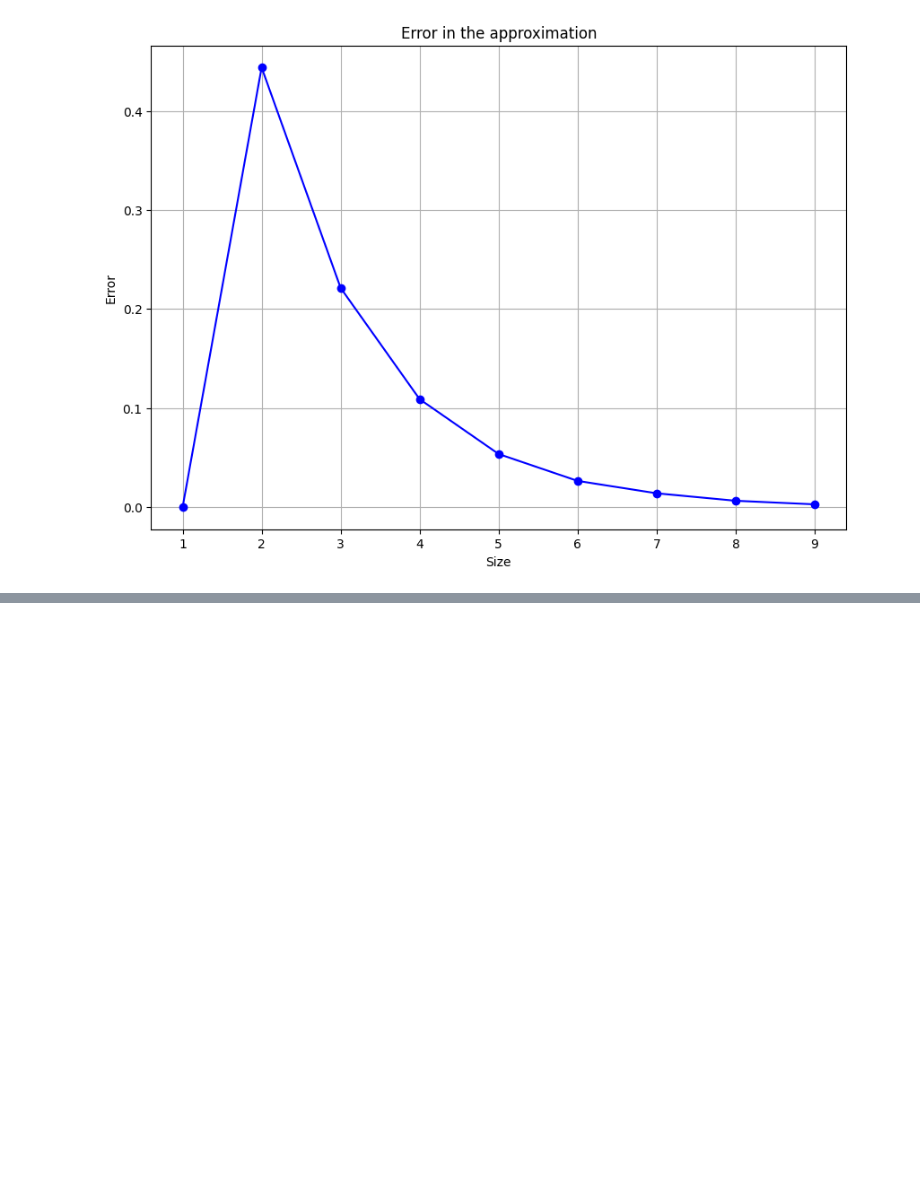
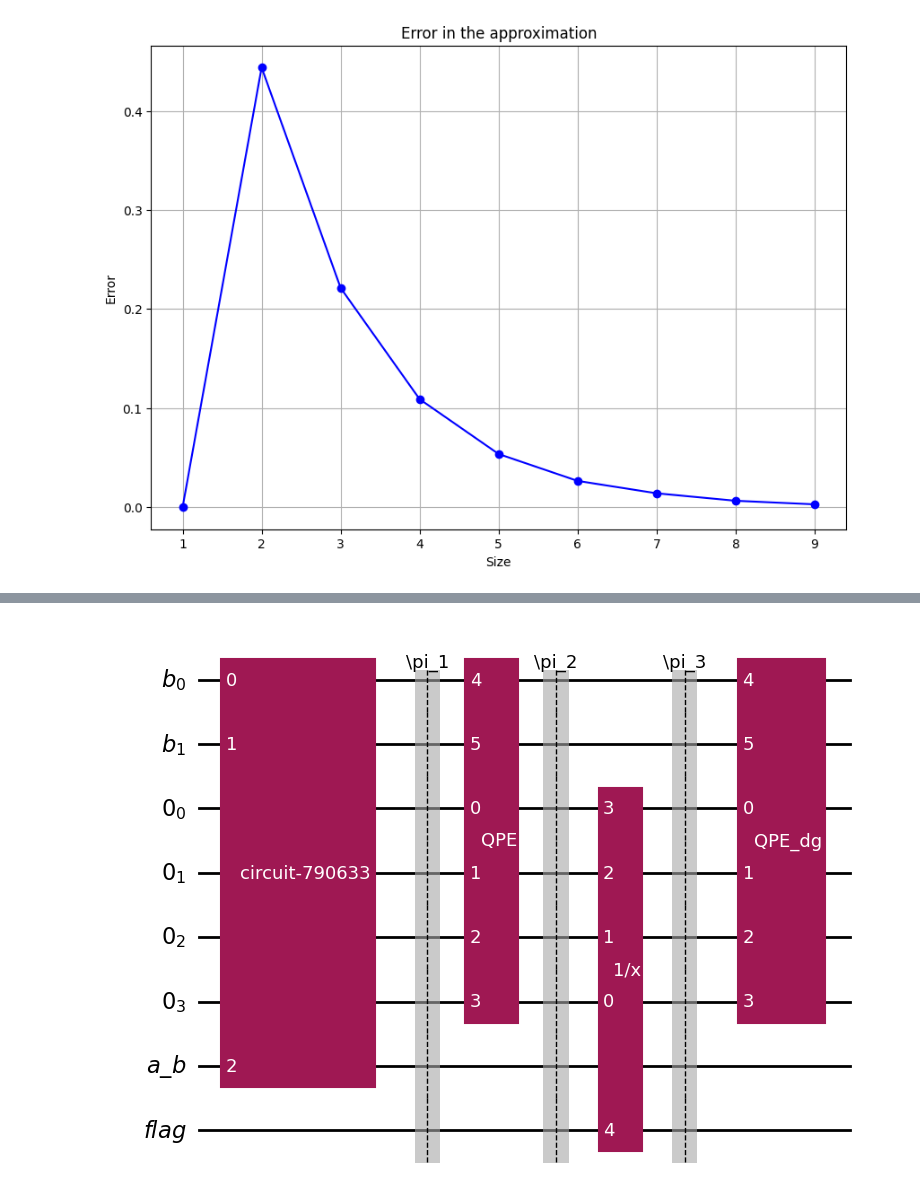
Before and after one commit to Nicofero/CITMAGA, a Jupyter notebook: b_side_approx.ipynb, the cells around one changed output, grey strips where cells are left out. Cells and saved outputs as stored; diff of their text form; code cells hidden in the pictures; blank space fills up the shorter version.

```diff
--- a/b_side_approx.ipynb
+++ b/b_side_approx.ipynb
@@ -363,0 +579,7 @@ plt.show()
+# %%
+vector = 2
+matrix=tridiag_matrix(2,-1,2**vector)
+hhl,_,qc = build_circuit_test(matrix,vector,fnc='x')
+hhl.draw('mpl')
+# %% [output]
+[figure, added]
```
Also changed, not shown: parts of 14 cells of this notebook, 2 other files.
